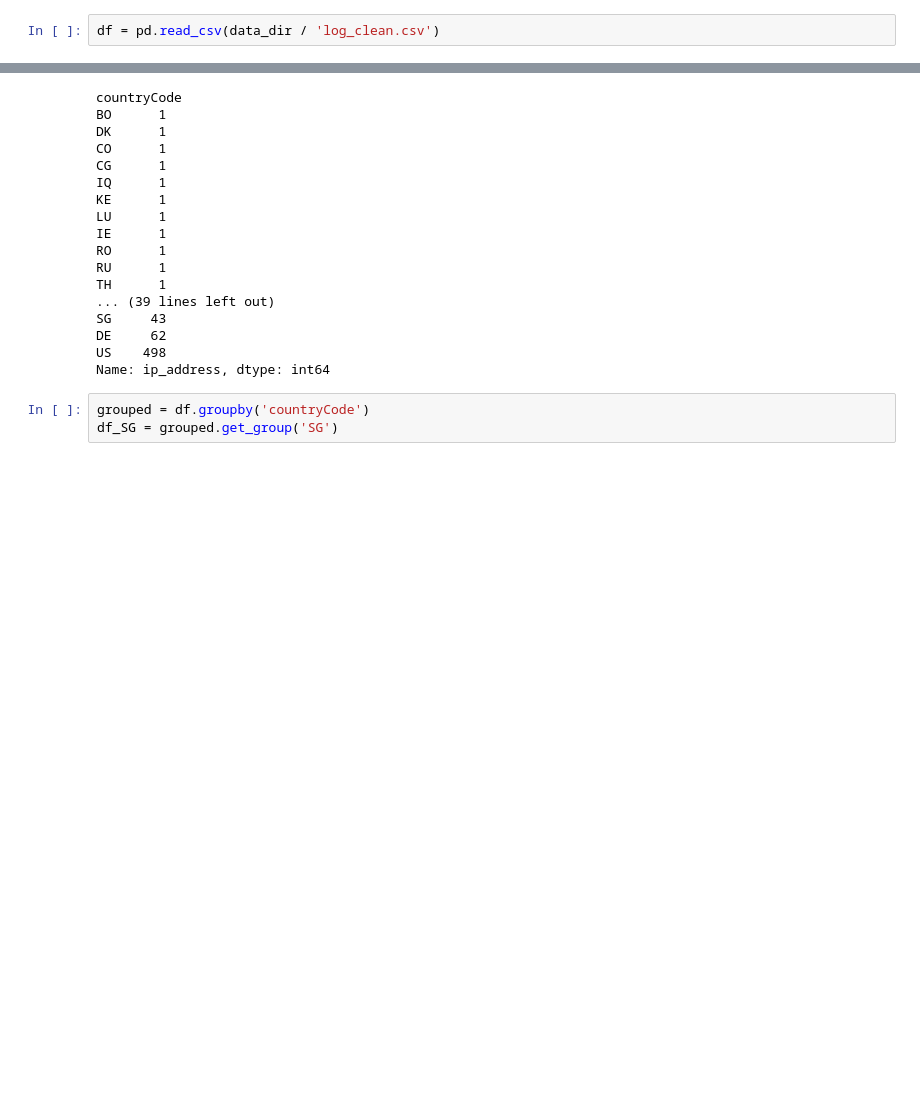
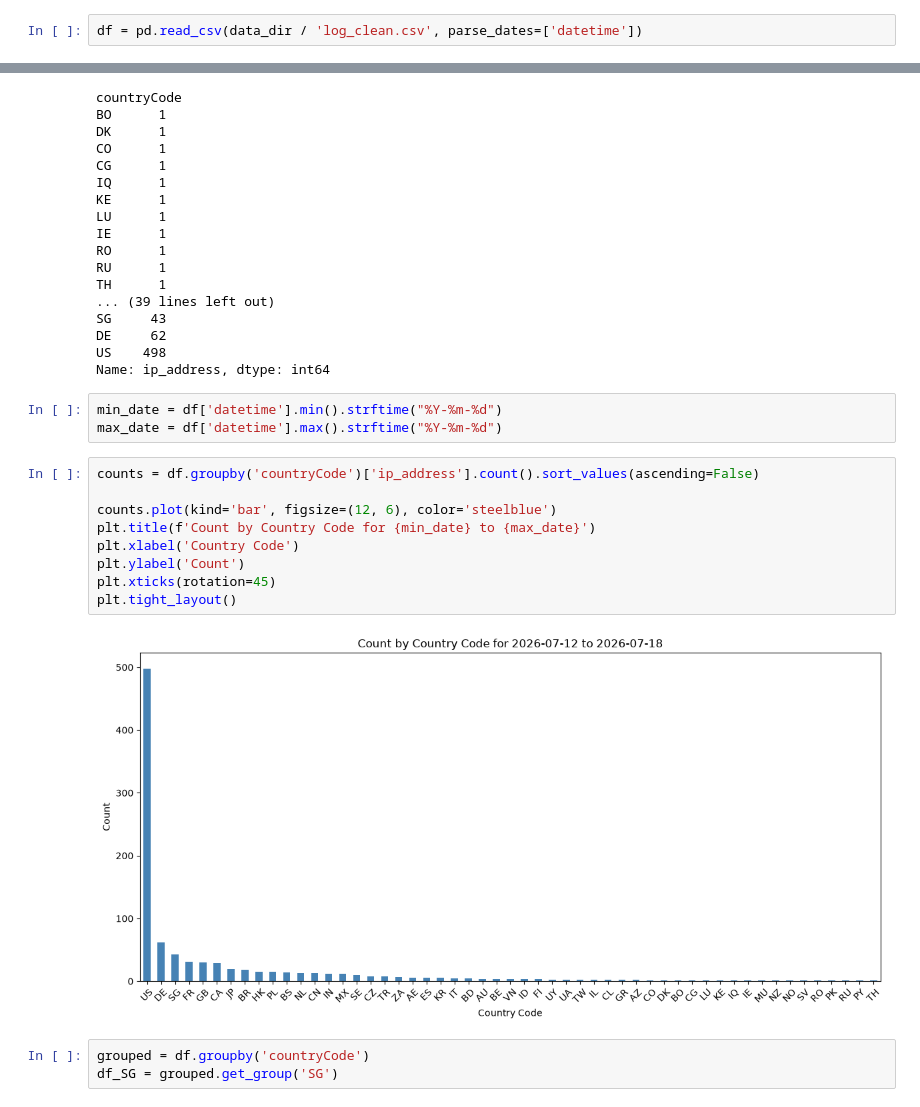
Before and after one commit to philiplessner/LogFileAnalysis, a Jupyter notebook: analysis.ipynb, the cells around one changed output, grey strips where cells are left out. Cells and saved outputs as stored; diff of their text form; blank space fills up the shorter version.

Commit message:
Need to do datetime conversion when reading from a log or csv file.

```diff
--- a/analysis.ipynb
+++ b/analysis.ipynb
@@ -5,7 +6,7 @@ import pandas as pd
 current_directory = Path.cwd()
 data_dir = current_directory / 'data'
 # %%
-df = pd.read_csv(data_dir / 'log_clean.csv')
+df = pd.read_csv(data_dir / 'log_clean.csv', parse_dates=['datetime'])
 # %%
 df.head()
 # %% [output]
@@ -35,6 +36,20 @@ SG     43
 DE     62
 US    498
 Name: ip_address, dtype: int64
+# %%
+min_date = df['datetime'].min().strftime("%Y-%m-%d")
+max_date = df['datetime'].max().strftime("%Y-%m-%d")
+# %%
+counts = df.groupby('countryCode')['ip_address'].count().sort_values(ascending=False)
+
+counts.plot(kind='bar', figsize=(12, 6), color='steelblue')
+plt.title(f'Count by Country Code for {min_date} to {max_date}')
+plt.xlabel('Country Code')
+plt.ylabel('Count')
+plt.xticks(rotation=45)
+plt.tight_layout()
+# %% [output]
+[figure, added]
 # %%
 grouped = df.groupby('countryCode')
 df_SG = grouped.get_group('SG')
```
Also changed, not shown: parts of 1 cell of this notebook.
